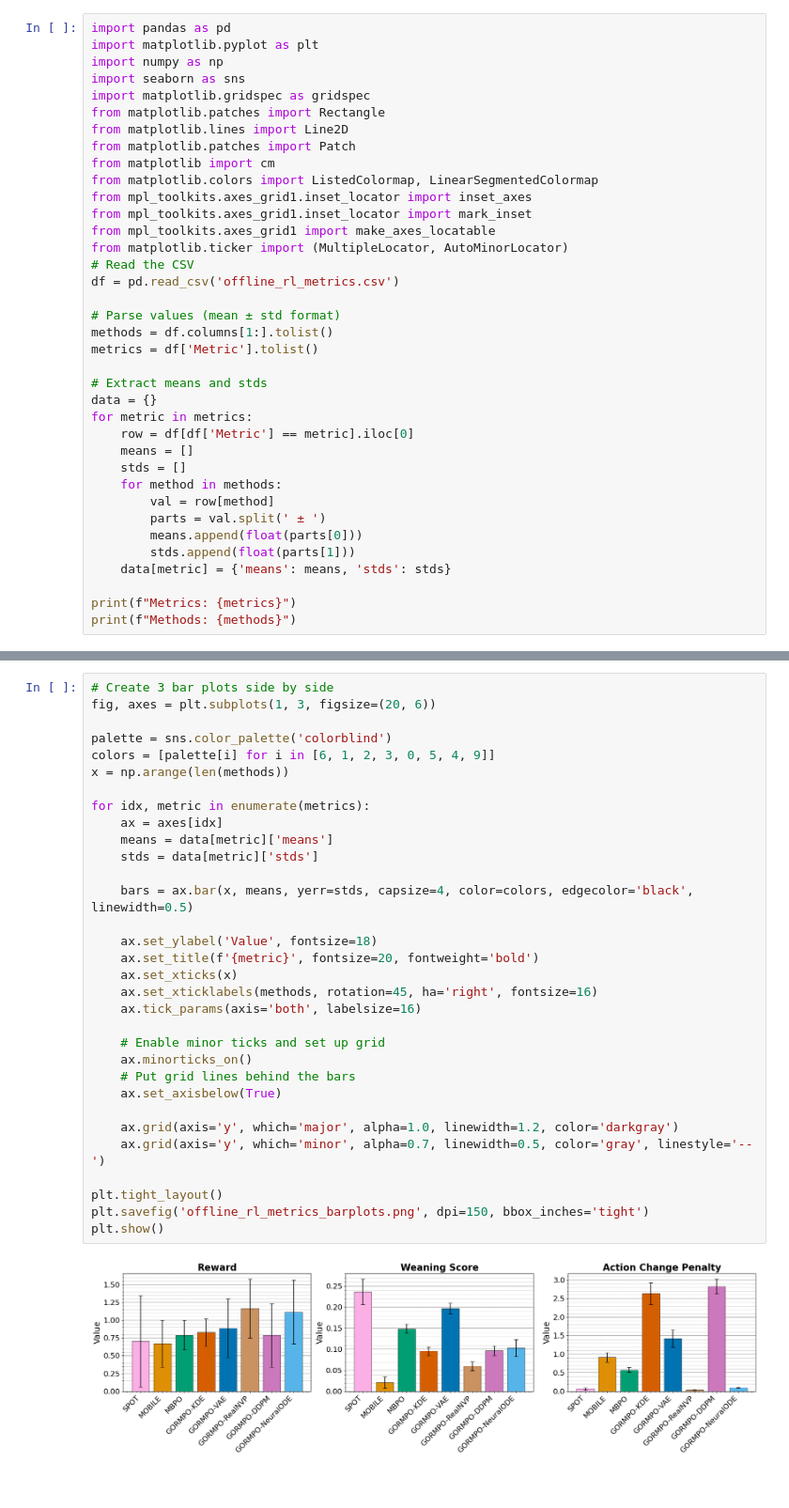
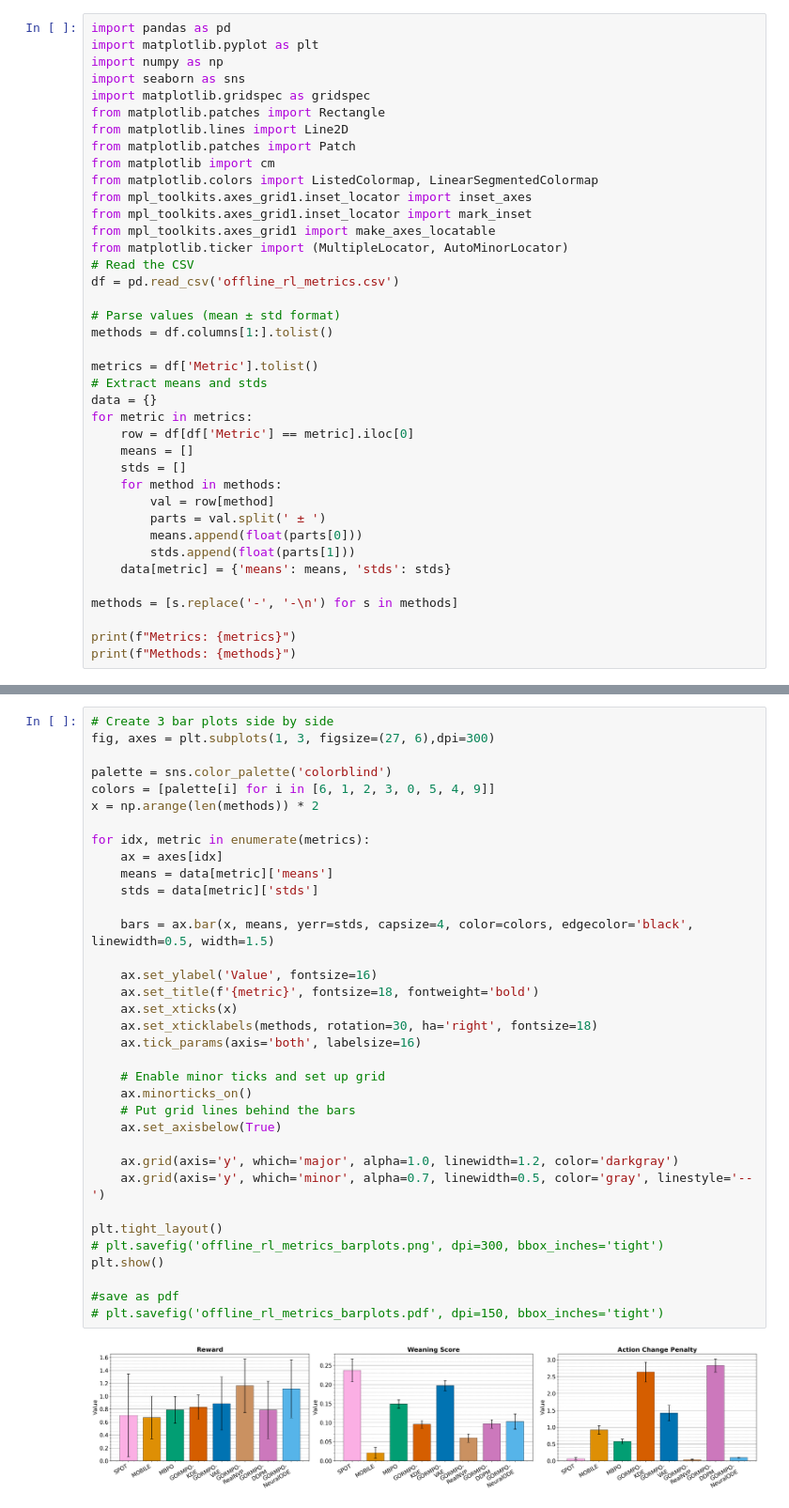
Before and after one commit to aysintumay/GORMPO_abiomed, a Jupyter notebook: offline_rl_metrics_visualization.ipynb, the cells around one changed output, grey strips where cells are left out. Shown at 94% size. Saved outputs shown, nothing was run; the diff lists cells and outputs as text; blank space fills up the shorter version.

```diff
--- a/offline_rl_metrics_visualization.ipynb
+++ b/offline_rl_metrics_visualization.ipynb
@@ -18,8 +18,8 @@ df = pd.read_csv('offline_rl_metrics.csv')
 
 # Parse values (mean ± std format)
 methods = df.columns[1:].tolist()
+
 metrics = df['Metric'].tolist()
-
 # Extract means and stds
 data = {}
 for metric in metrics:
@@ -33,6 +33,8 @@ for metric in metrics:
         stds.append(float(parts[1]))
     data[metric] = {'means': means, 'stds': stds}
 
+methods = [s.replace('-', '-\n') for s in methods]
+
 print(f"Metrics: {metrics}")
 print(f"Methods: {methods}")
 # %% [output]
@@ -41,36 +50,39 @@ Methods: ['SPOT', 'MOBILE', 'MBPO', 'GORMPO-KDE', 'GORMPO-VAE', 'GORMPO-RealNVP'
 # %%
 # Create 3 bar plots side by side
-fig, axes = plt.subplots(1, 3, figsize=(20, 6))
+fig, axes = plt.subplots(1, 3, figsize=(27, 6),dpi=300)
 
 palette = sns.color_palette('colorblind')
 colors = [palette[i] for i in [6, 1, 2, 3, 0, 5, 4, 9]]
-x = np.arange(len(methods))
+x = np.arange(len(methods)) * 2
 
 for idx, metric in enumerate(metrics):
     ax = axes[idx]
     means = data[metric]['means']
     stds = data[metric]['stds']
 
-    bars = ax.bar(x, means, yerr=stds, capsize=4, color=colors, edgecolor='black', linewidth=0.5)
+    bars = ax.bar(x, means, yerr=stds, capsize=4, color=colors, edgecolor='black', linewidth=0.5, width=1.5)
 
-    ax.set_ylabel('Value', fontsize=18)
-    ax.set_title(f'{metric}', fontsize=20, fontweight='bold')
+    ax.set_ylabel('Value', fontsize=16)
+    ax.set_title(f'{metric}', fontsize=18, fontweight='bold')
     ax.set_xticks(x)
-    ax.set_xticklabels(methods, rotation=45, ha='right', fontsize=16)
+    ax.set_xticklabels(methods, rotation=30, ha='right', fontsize=18)
     ax.tick_params(axis='both', labelsize=16)
 
     # Enable minor ticks and set up grid
     ax.minorticks_on()
     # Put grid lines behind the bars
     ax.set_axisbelow(True)
 
     ax.grid(axis='y', which='major', alpha=1.0, linewidth=1.2, color='darkgray')
     ax.grid(axis='y', which='minor', alpha=0.7, linewidth=0.5, color='gray', linestyle='--')
 
 plt.tight_layout()
-plt.savefig('offline_rl_metrics_barplots.png', dpi=150, bbox_inches='tight')
+# plt.savefig('offline_rl_metrics_barplots.png', dpi=300, bbox_inches='tight')
 plt.show()
+
+#save as pdf
+# plt.savefig('offline_rl_metrics_barplots.pdf', dpi=150, bbox_inches='tight')
 # %% [output]
-[figure, old version]
+[figure, new version]
 # %%
 # fig1 = plt.imread("eval_sample_bc.png")
```
Also changed, not shown: parts of 4 cells of this notebook, 51 other files.
